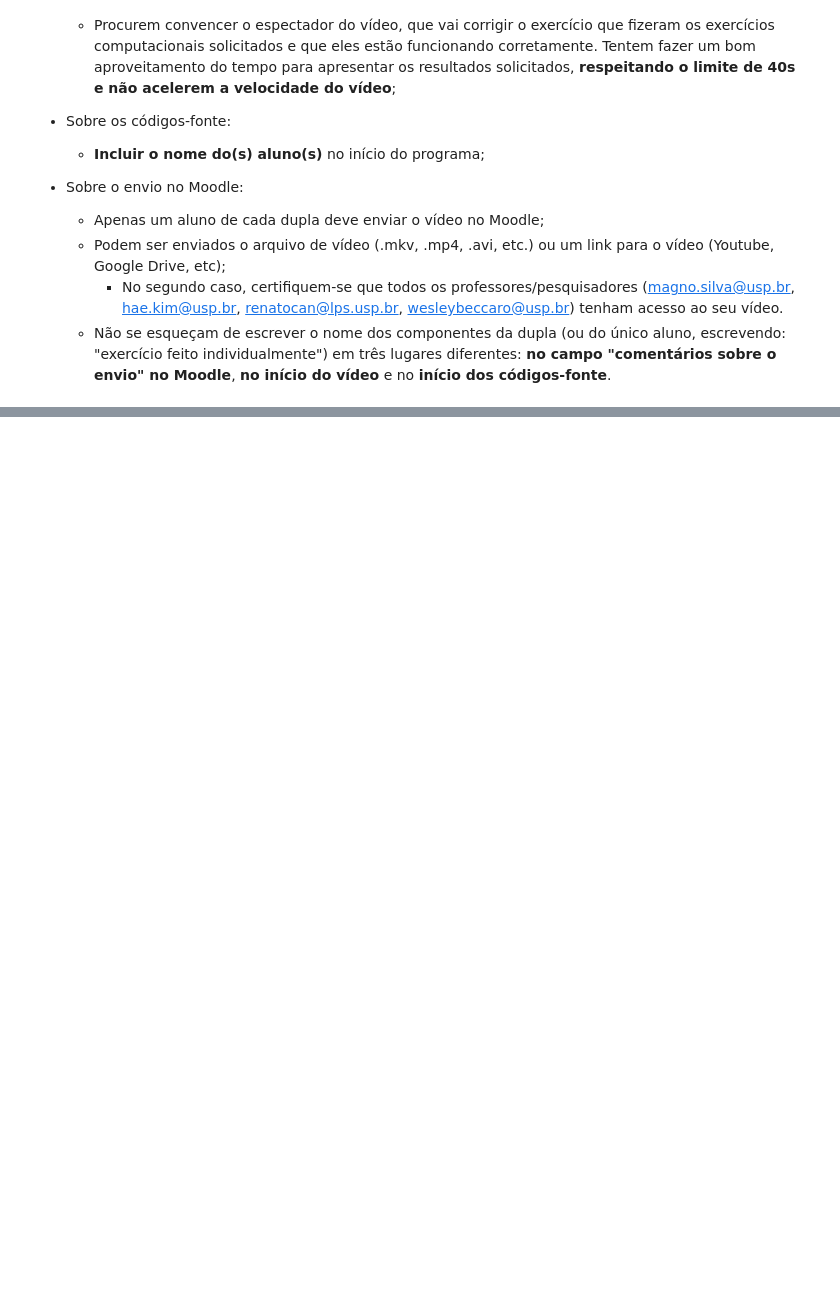
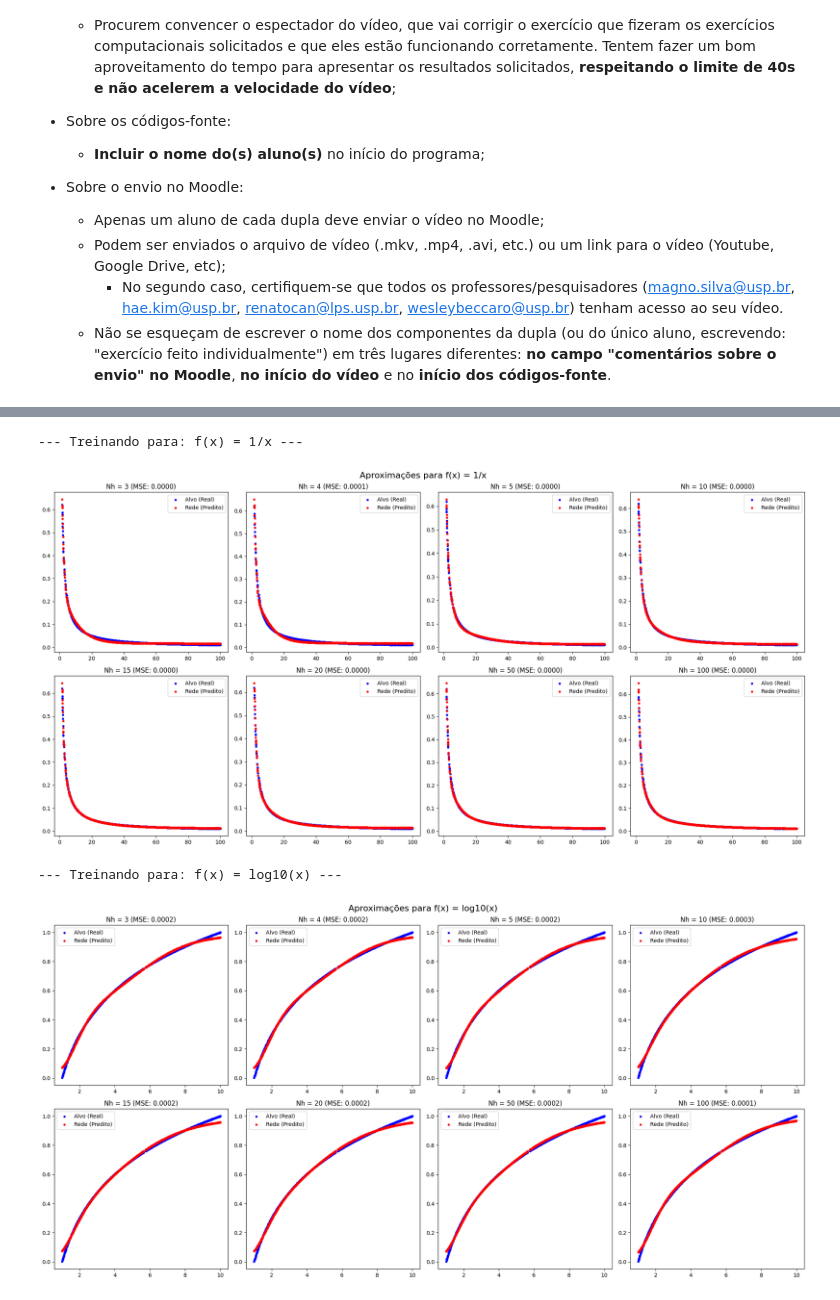
Before and after one commit to Gibonn24/Fundamentos-de-sistemas-Electr-nicos, a Jupyter notebook: ex_entrega_3_xy/ex_entrega_3_xy.ipynb, the cells around one changed output, grey strips where cells are left out. Cells and saved outputs as stored; diff of their text form; code cells hidden in the pictures; blank space fills up the shorter version.

```diff
--- a/ex_entrega_3_xy/ex_entrega_3_xy.ipynb
+++ b/ex_entrega_3_xy/ex_entrega_3_xy.ipynb
@@ -80,0 +216,80 @@ A sugestão é que o relatório seja elaborado utilizando um Jupyter Notebook e
+# %%
+neuronios_ocultos = [3, 4, 5, 10, 15, 20, 50, 100]
+epocas = 2000
+eta = 0.1
+
+tabela_mse = []
+
+for func_key, (x_tr, d_tr, x_te, d_te, nome_func) in datasets.items():
+    print(f"--- Treinando para: {nome_func} ---")
+
+    if func_key != 'e':
+        fig, axes = plt.subplots(2, 4, figsize=(20, 10))
+        fig.suptitle(f"Aproximações para {nome_func}", fontsize=16)
+        axes = axes.flatten()
+    else:
+        fig_x0, axes_x0 = plt.subplots(2, 4, figsize=(20, 10))
+        fig_x0.suptitle("Função E com X=0, variando Y", fontsize=16)
+        axes_x0 = axes_x0.flatten()
+
+        fig_y0, axes_y0 = plt.subplots(2, 4, figsize=(20, 10))
+        fig_y0.suptitle("Função E com Y=0, variando X", fontsize=16)
+        axes_y0 = axes_y0.flatten()
+
+    for i, Nh in enumerate(neuronios_ocultos):
+        #Treinamento
+        W1, W2, _ = treinamento(x_tr, d_tr, eta=eta, Ne=epocas, Nh=Nh, Nb=32)
+
+        #Teste/Inferência
+        y_pred = inferencia(x_te, W1, W2)
+        if func_key == 'e':
+            y_pred = (y_pred * 2) - 1
+
+        #Cálculo do MSE
+        mse = np.mean((d_te - y_pred)**2)
+        tabela_mse.append({'Função': func_key.upper(), 'Neurônios (Nh)': Nh, 'MSE Teste': mse})
+
+
+        if func_key != 'e':
+            ax = axes[i]
+            ax.scatter(x_te, d_te, color='blue', s=10, label="Alvo (Real)")
+            ax.scatter(x_te, y_pred, color='red', s=10, label="Rede (Predito)")
+            ax.set_title(f"Nh = {Nh} (MSE: {mse:.4f})")
+            ax.legend()
+        else:
+            #Para a função E, criamos novos dados específicos para o gráfico:
+            #1. x=0 fixo, variando y
+            y_var = np.sort(np.random.uniform(-2*np.pi, 2*np.pi, (500, 1)), axis=0)
+            x_fixo = np.zeros_like(y_var)
+            entrada_x0 = np.hstack((x_fixo, y_var))
+            alvo_x0 = np.sin(x_fixo) * np.cos(y_var)
+            pred_x0 = (inferencia(entrada_x0, W1, W2) * 2) - 1
+
+            axes_x0[i].plot(y_var, alvo_x0, 'b-', label="Alvo")
+            axes_x0[i].plot(y_var, pred_x0, 'r--', label="Predito")
+            axes_x0[i].set_title(f"Nh = {Nh}")
+
+            #2. y=0 fixo, variando x
+            x_var = np.sort(np.random.uniform(-2*np.pi, 2*np.pi, (500, 1)), axis=0)
+            y_fixo = np.zeros_like(x_var)
+            entrada_y0 = np.hstack((x_var, y_fixo))
+            alvo_y0 = np.sin(x_var) * np.cos(y_fixo)
+            pred_y0 = (inferencia(entrada_y0, W1, W2) * 2) - 1
+
+            axes_y0[i].plot(x_var, alvo_y0, 'b-', label="Alvo")
+            axes_y0[i].plot(x_var, pred_y0, 'r--', label="Predito")
+            axes_y0[i].set_title(f"Nh = {Nh}")
+
+    plt.tight_layout()
+    plt.show()
+
+# Exibindo a Tabela de MSE Final
+df_mse = pd.DataFrame(tabela_mse)
+df_pivot = df_mse.pivot(index='Função', columns='Neurônios (Nh)', values='MSE Teste')
+print("\n=== Tabela de Erro Quadrático Médio (MSE) no Conjunto de Teste ===")
+display(df_pivot)
+# %% [output]
+--- Treinando para: f(x) = 1/x ---
+[figure, added]
+--- Treinando para: f(x) = log10(x) ---
+[figure, added]
```
Also changed, not shown: parts of 8 cells of this notebook.
